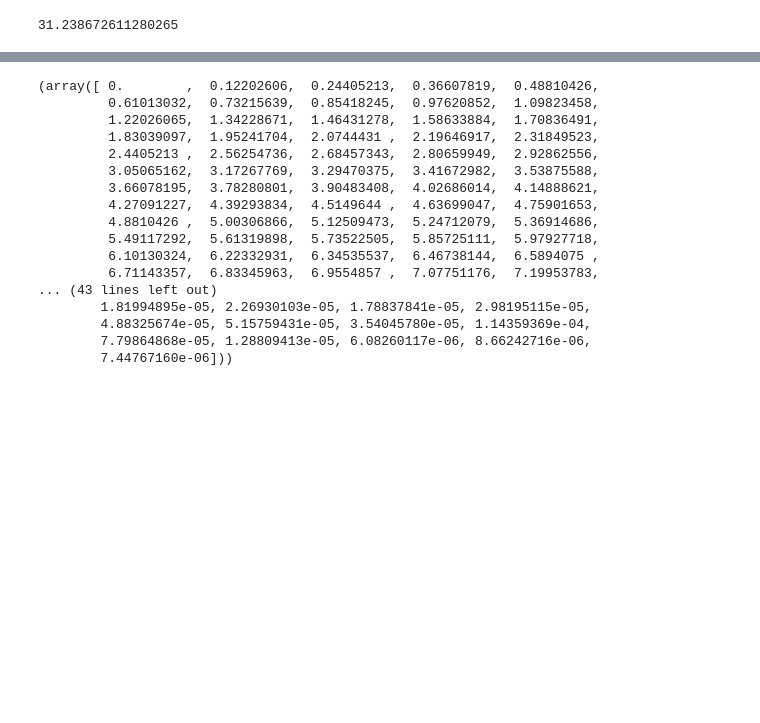
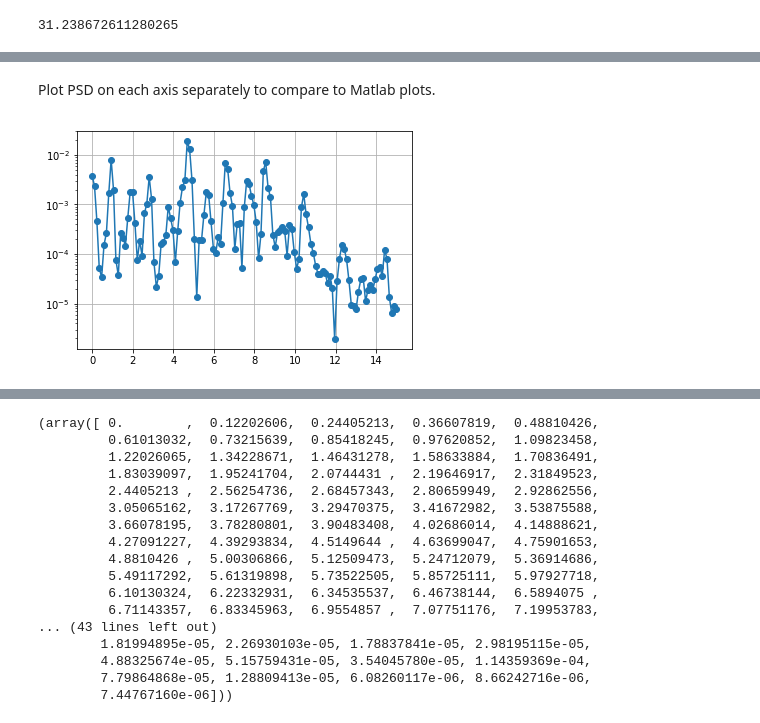
Before and after one commit to kamshee/activity-recognition-process, a Jupyter notebook: TestFeatures.ipynb, the cells around one changed output, grey strips where cells are left out. Cells and saved outputs as stored; diff of their text form; code cells hidden in the pictures; blank space fills up the shorter version.

```diff
--- a/TestFeatures.ipynb
+++ b/TestFeatures.ipynb
@@ -605,0 +678,11 @@ rawclip.iloc[:,0]
+# %% [markdown]
+Plot PSD on each axis separately to compare to Matlab plots.
+# %%
+# plot scipy welch - x axis
+f, p = welch(rawclip.iloc[:,0],fs=30,nperseg=256,detrend=False)
+plt.semilogy(f, p, '-o')
+plt.grid()
+plt.show()
+# added detrend=False,
+# %% [output]
+[figure, added]
```
Also changed, not shown: parts of 98 cells of this notebook.
